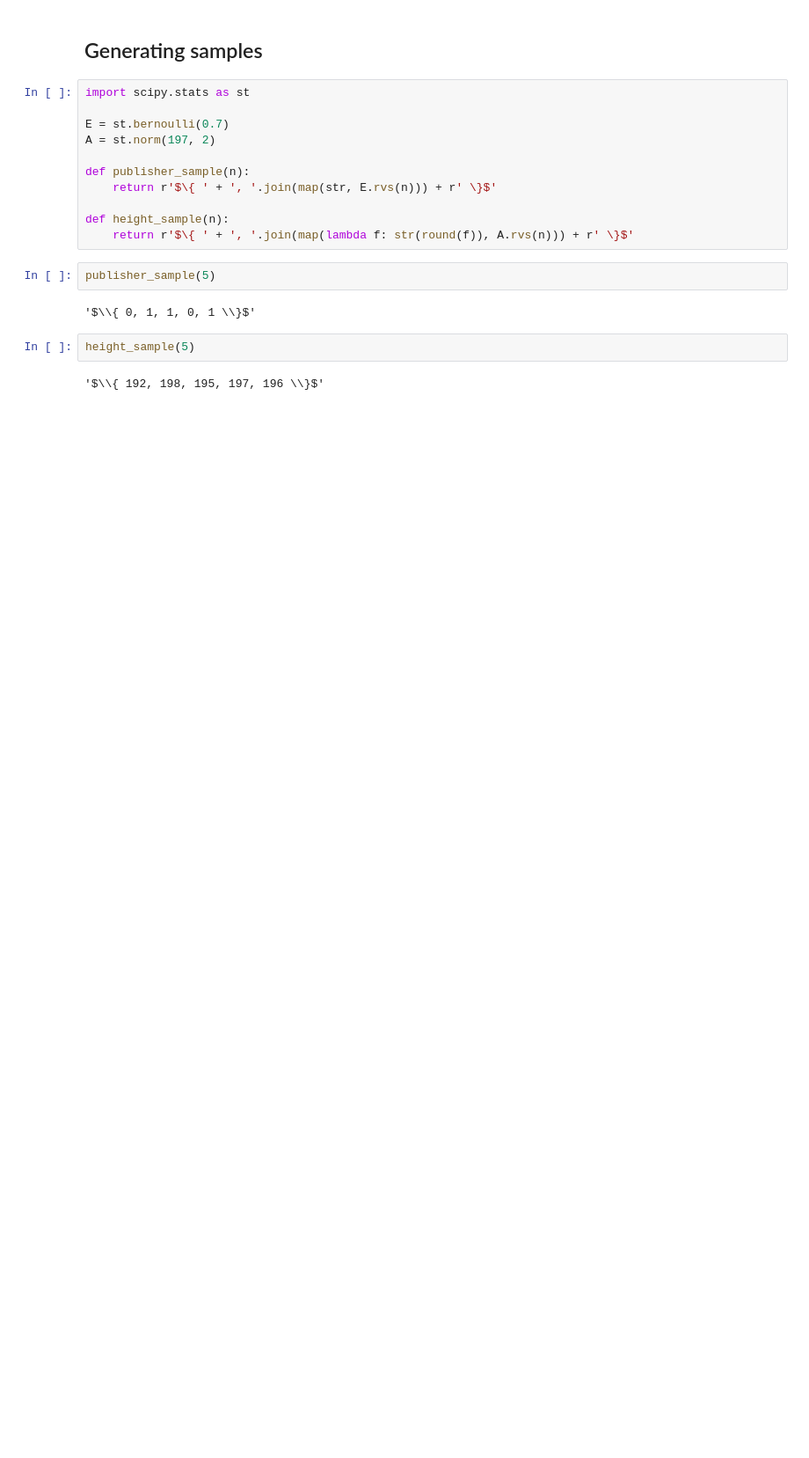
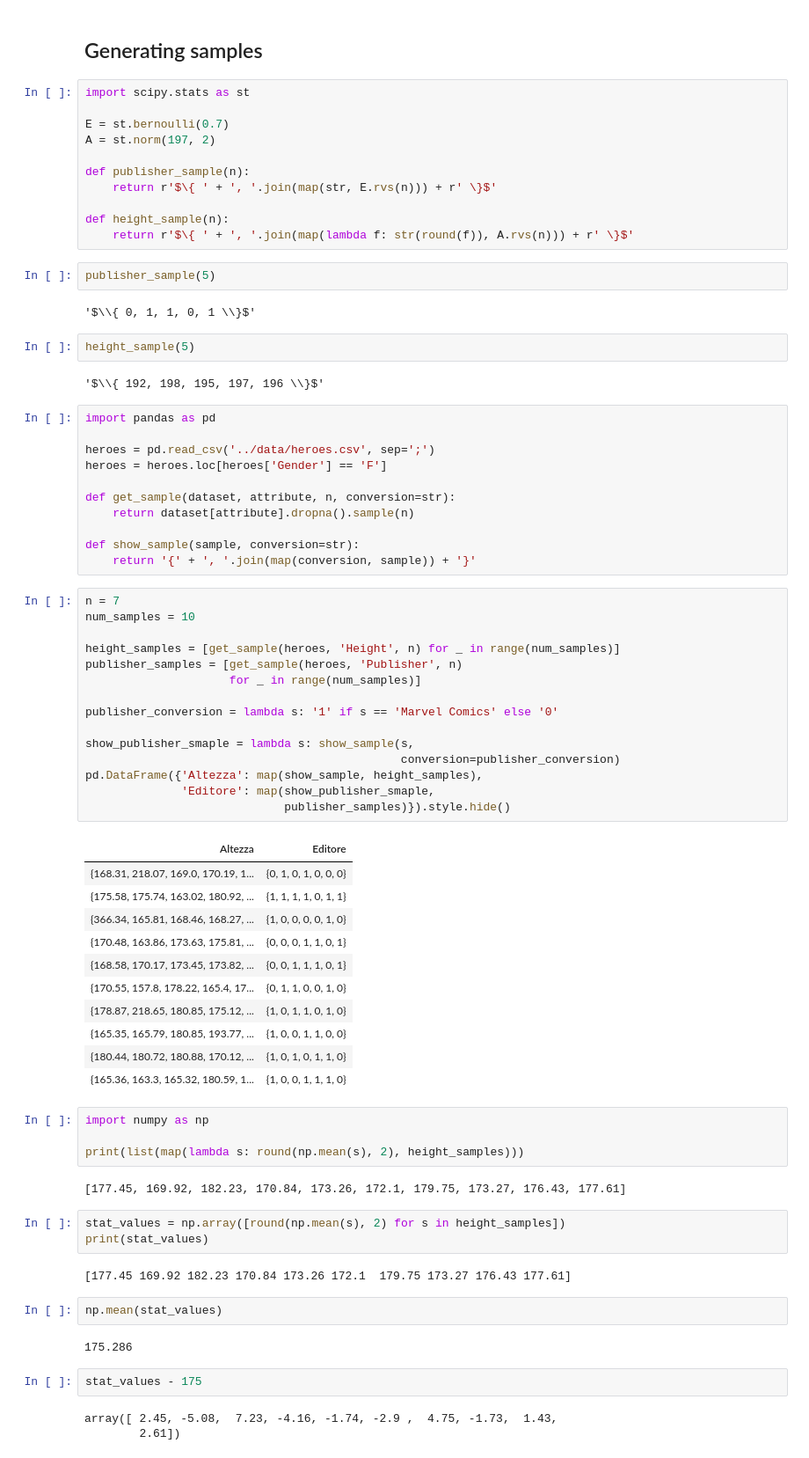
Before and after one commit to dariomalchiodi/sds, a Jupyter notebook: sds/notebooks/notebooks.ipynb, the cells around one changed output. Shown at 88% size. Saved outputs shown, nothing was run; the diff lists cells and outputs as text; blank space fills up the shorter version.

```diff
--- a/sds/notebooks/notebooks.ipynb
+++ b/sds/notebooks/notebooks.ipynb
@@ -609,3 +609,61 @@ publisher_sample(5)
 height_sample(5)
 # %% [output]
 '$\\{ 192, 198, 195, 197, 196 \\}$'
+# %%
+import pandas as pd
+
+heroes = pd.read_csv('../data/heroes.csv', sep=';')
+heroes = heroes.loc[heroes['Gender'] == 'F']
+
+def get_sample(dataset, attribute, n, conversion=str):
+    return dataset[attribute].dropna().sample(n)
+
+def show_sample(sample, conversion=str):
+    return '{' + ', '.join(map(conversion, sample)) + '}'
+# %%
+n = 7
+num_samples = 10
+
+height_samples = [get_sample(heroes, 'Height', n) for _ in range(num_samples)]
+publisher_samples = [get_sample(heroes, 'Publisher', n)
+                     for _ in range(num_samples)]
+
+publisher_conversion = lambda s: '1' if s == 'Marvel Comics' else '0'
+
+show_publisher_smaple = lambda s: show_sample(s,
+                                              conversion=publisher_conversion)
+pd.DataFrame({'Altezza': map(show_sample, height_samples),
+              'Editore': map(show_publisher_smaple,
+                             publisher_samples)}).style.hide()
+# %% [output]
+| Altezza | Editore |
+| {168.31, 218.07, 169.0, 170.19, 1... | {0, 1, 0, 1, 0, 0, 0} |
+| {175.58, 175.74, 163.02, 180.92, ... | {1, 1, 1, 1, 0, 1, 1} |
+| {366.34, 165.81, 168.46, 168.27, ... | {1, 0, 0, 0, 0, 1, 0} |
+| {170.48, 163.86, 173.63, 175.81, ... | {0, 0, 0, 1, 1, 0, 1} |
+| {168.58, 170.17, 173.45, 173.82, ... | {0, 0, 1, 1, 1, 0, 1} |
+| {170.55, 157.8, 178.22, 165.4, 17... | {0, 1, 1, 0, 0, 1, 0} |
+| {178.87, 218.65, 180.85, 175.12, ... | {1, 0, 1, 1, 0, 1, 0} |
+| {165.35, 165.79, 180.85, 193.77, ... | {1, 0, 0, 1, 1, 0, 0} |
+| {180.44, 180.72, 180.88, 170.12, ... | {1, 0, 1, 0, 1, 1, 0} |
+| {165.36, 163.3, 165.32, 180.59, 1... | {1, 0, 0, 1, 1, 1, 0} |
+# %%
+import numpy as np
+
+print(list(map(lambda s: round(np.mean(s), 2), height_samples)))
+# %% [output]
+[177.45, 169.92, 182.23, 170.84, 173.26, 172.1, 179.75, 173.27, 176.43, 177.61]
+# %%
+stat_values = np.array([round(np.mean(s), 2) for s in height_samples])
+print(stat_values)
+# %% [output]
+[177.45 169.92 182.23 170.84 173.26 172.1  179.75 173.27 176.43 177.61]
+# %%
+np.mean(stat_values)
+# %% [output]
+175.286
+# %%
+stat_values - 175
+# %% [output]
+array([ 2.45, -5.08,  7.23, -4.16, -1.74, -2.9 ,  4.75, -1.73,  1.43,
+        2.61])
```
Also changed, not shown: parts of 3 cells of this notebook, 5 other files.
